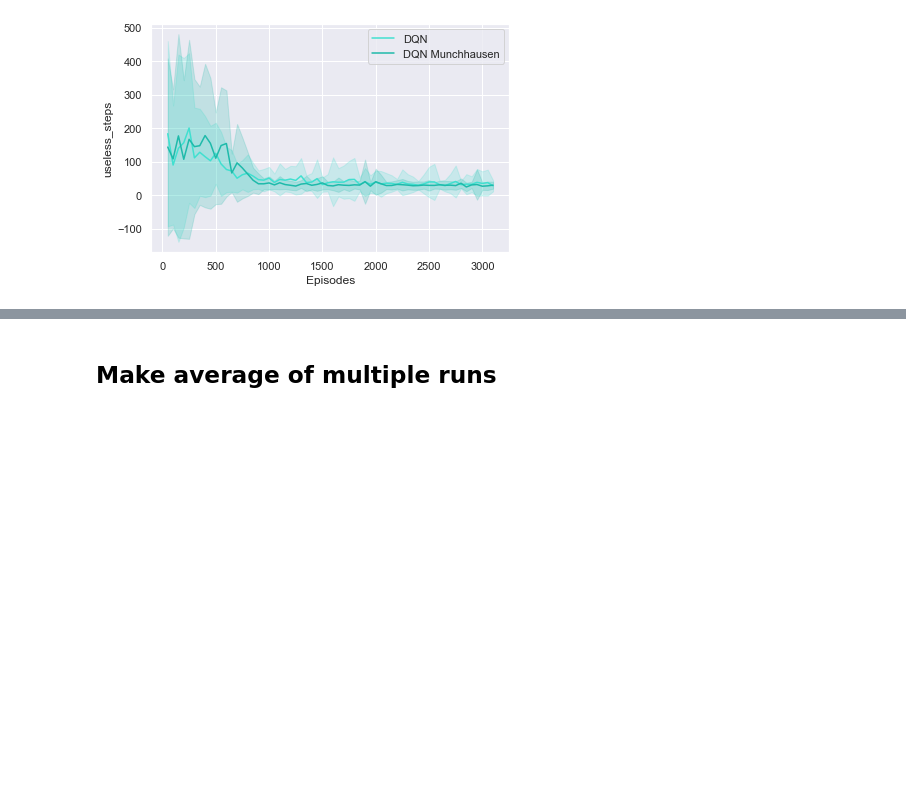
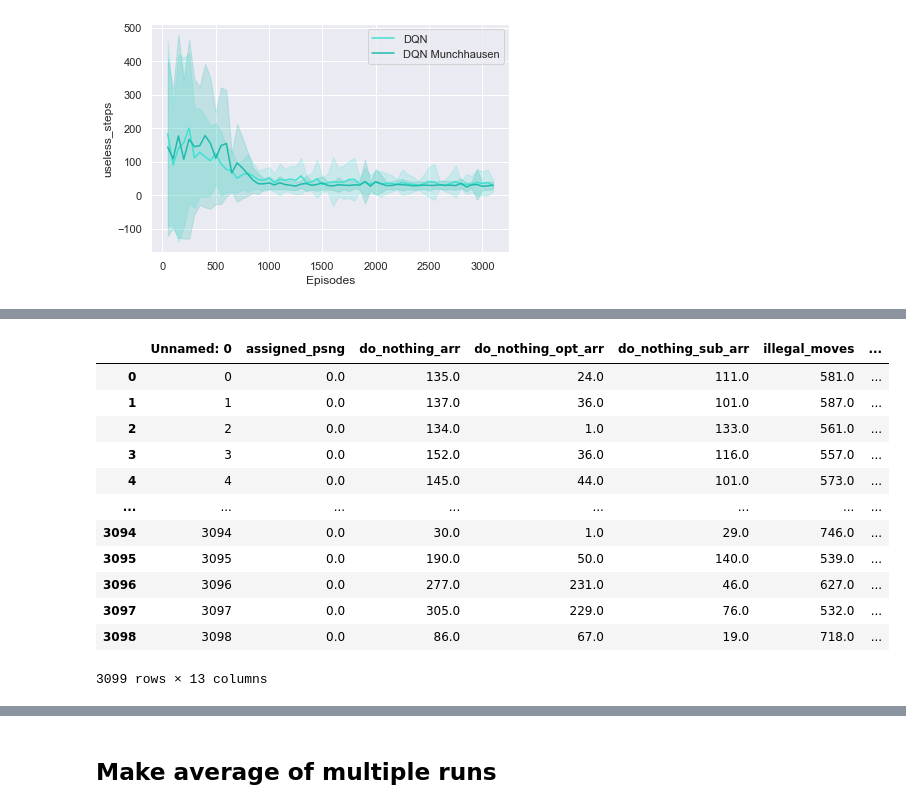
Before and after one commit to nikolim/cablab, a Jupyter notebook: common/create_plots.ipynb, the cells around one changed output, grey strips where cells are left out. Cells and saved outputs as stored; diff of their text form; code cells hidden in the pictures; blank space fills up the shorter version.

```diff
--- a/common/create_plots.ipynb
+++ b/common/create_plots.ipynb
@@ -28,5 +47,21 @@ plot_from_files()
 # %%
 ids = ["useless_steps"]
+# %%
+dfs[0]
+# %% [output]
+|  | Unnamed: 0 | assigned_psng | do_nothing_arr | do_nothing_opt_arr | do_nothing_sub_arr | illegal_moves | ... |
+| 0 | 0 | 0.0 | 135.0 | 24.0 | 111.0 | 581.0 | ... |
+| 1 | 1 | 0.0 | 137.0 | 36.0 | 101.0 | 587.0 | ... |
+| 2 | 2 | 0.0 | 134.0 | 1.0 | 133.0 | 561.0 | ... |
+| 3 | 3 | 0.0 | 152.0 | 36.0 | 116.0 | 557.0 | ... |
+| 4 | 4 | 0.0 | 145.0 | 44.0 | 101.0 | 573.0 | ... |
+| ... | ... | ... | ... | ... | ... | ... | ... |
+| 3094 | 3094 | 0.0 | 30.0 | 1.0 | 29.0 | 746.0 | ... |
+| 3095 | 3095 | 0.0 | 190.0 | 50.0 | 140.0 | 539.0 | ... |
+| 3096 | 3096 | 0.0 | 277.0 | 231.0 | 46.0 | 627.0 | ... |
+| 3097 | 3097 | 0.0 | 305.0 | 229.0 | 76.0 | 532.0 | ... |
+| 3098 | 3098 | 0.0 | 86.0 | 67.0 | 19.0 | 718.0 | ... |
+3099 rows × 13 columns
 # %%
 folder_path = '/home/niko/Info/cablab/runs/ma-dqn/58/'
 file_names = ['logs1.csv', 'logs2.csv']
```
Also changed, not shown: parts of 2 cells of this notebook, 6 other files.
